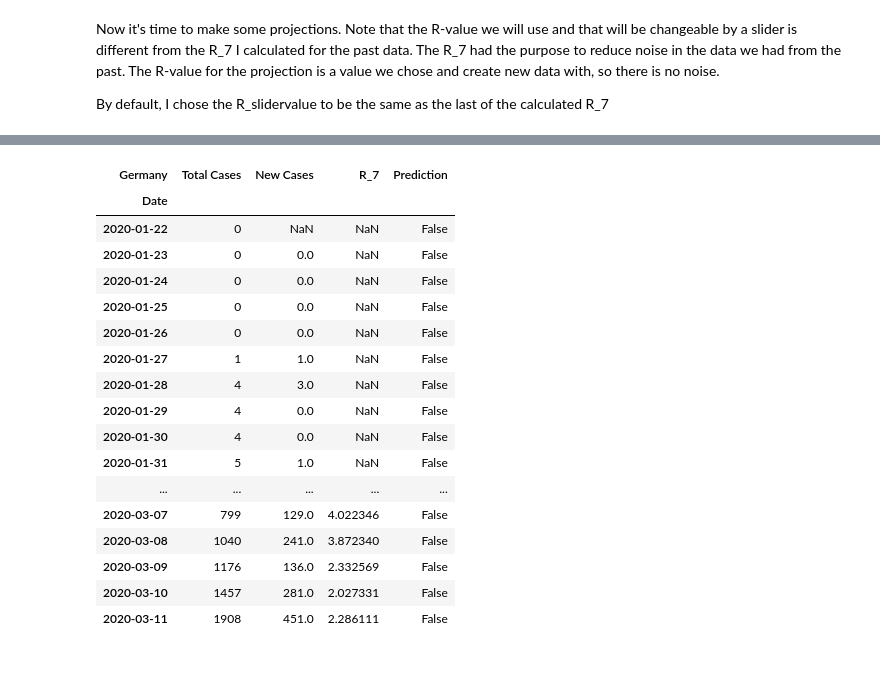
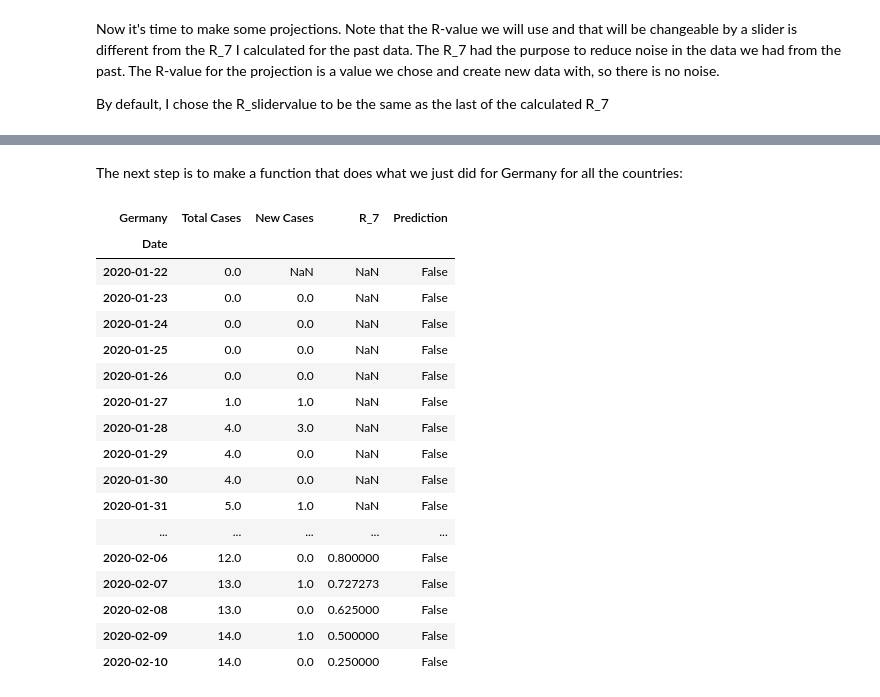
Before and after one commit to rechavar/pyCovid_TechLabsProj, a Jupyter notebook: TechLabs__finalProject.ipynb, the cells around one changed output, grey strips where cells are left out. Saved outputs shown, nothing was run; the diff lists cells and outputs as text; code cells hidden in the pictures; blank space fills up the shorter version.

```diff
--- a/TechLabs__finalProject.ipynb
+++ b/TechLabs__finalProject.ipynb
@@ -353,21 +324,55 @@ country_dataframes["Germany"]
-# %%
-country_dataframes["Germany"].head(50)
-# %% [output]
-| Germany | Total Cases | New Cases | R_7 | Prediction |
-| Date |  |  |  |  |
-| 2020-01-22 | 0 | NaN | NaN | False |
-| 2020-01-23 | 0 | 0.0 | NaN | False |
-| 2020-01-24 | 0 | 0.0 | NaN | False |
-| 2020-01-25 | 0 | 0.0 | NaN | False |
-| 2020-01-26 | 0 | 0.0 | NaN | False |
-| 2020-01-27 | 1 | 1.0 | NaN | False |
-| 2020-01-28 | 4 | 3.0 | NaN | False |
-| 2020-01-29 | 4 | 0.0 | NaN | False |
-| 2020-01-30 | 4 | 0.0 | NaN | False |
-| 2020-01-31 | 5 | 1.0 | NaN | False |
-| ... | ... | ... | ... | ... |
-| 2020-03-07 | 799 | 129.0 | 4.022346 | False |
-| 2020-03-08 | 1040 | 241.0 | 3.872340 | False |
-| 2020-03-09 | 1176 | 136.0 | 2.332569 | False |
-| 2020-03-10 | 1457 | 281.0 | 2.027331 | False |
-| 2020-03-11 | 1908 | 451.0 | 2.286111 | False |
+# %% [markdown]
+The next step is to make a function that does what we just did for Germany for all the countries:
+# %%
+from datetime import timedelta
+
+def create_projection(country):
+
+  country_prediction=(pd.DataFrame(index=pd.date_range(start=country_dataframes[country].index[-1], periods=14, freq='D'),
+                                   columns=["Total Cases", "New Cases", "R_7"]))
+  country_prediction.drop(country_prediction.index[0], inplace=True)
+  country_prediction.rename_axis(index='Date', columns=country,inplace=True)
+  country_prediction.index=pd.to_datetime(country_prediction.index)
+  country_dataframes[country]["Prediction"]=False
+  country_prediction["Prediction"]=True
+
+  country_combined=pd.concat([country_dataframes[country], country_prediction])
+
+  R_slidervalue_country=country_dataframes[country]["R_7"][-1]
+
+  for date in country_combined.index:
+    if country_combined.loc[date, 'Prediction']:
+      country_combined.loc[date, 'Total Cases']=R_slidervalue_country*(country_combined.shift(4).loc[date, 'Total Cases']-country_combined.shift(5).loc[date, 'Total Cases'])+country_combined.shift(1).loc[date, 'Total Cases']
+
+  country_combined['New Cases']=country_combined['Total Cases']-country_combined.shift(1)['Total Cases']
+  for date in country_combined.index:
+    try:
+      country_combined.loc[date, "R_7"]=(country_combined.loc[date, "Total Cases"]-country_combined.shift(7).loc[date, "Total Cases"])/(country_combined.shift(4).loc[date, "Total Cases"]-country_combined.shift(11).loc[date, "Total Cases"])
+    except ZeroDivisionError:
+      country_combined.loc[date, 'R_7']=None
+  country_combined["Total Cases"]=country_combined["Total Cases"].astype('float64')
+  country_combined["New Cases"]=country_combined["New Cases"].astype('float64')
+  country_combined["R_7"]=country_combined["R_7"].astype('float64')
+  return (country_combined)
+projection_dataframes = {country: create_projection(country) for country in data_confirmed.columns}
+
+projection_dataframes["Germany"].head(20)
+# %% [output]
+| Germany | Total Cases | New Cases | R_7 | Prediction |
+| Date |  |  |  |  |
+| 2020-01-22 | 0.0 | NaN | NaN | False |
+| 2020-01-23 | 0.0 | 0.0 | NaN | False |
+| 2020-01-24 | 0.0 | 0.0 | NaN | False |
+| 2020-01-25 | 0.0 | 0.0 | NaN | False |
+| 2020-01-26 | 0.0 | 0.0 | NaN | False |
+| 2020-01-27 | 1.0 | 1.0 | NaN | False |
+| 2020-01-28 | 4.0 | 3.0 | NaN | False |
+| 2020-01-29 | 4.0 | 0.0 | NaN | False |
+| 2020-01-30 | 4.0 | 0.0 | NaN | False |
+| 2020-01-31 | 5.0 | 1.0 | NaN | False |
+| ... | ... | ... | ... | ... |
+| 2020-02-06 | 12.0 | 0.0 | 0.800000 | False |
+| 2020-02-07 | 13.0 | 1.0 | 0.727273 | False |
+| 2020-02-08 | 13.0 | 0.0 | 0.625000 | False |
+| 2020-02-09 | 14.0 | 1.0 | 0.500000 | False |
+| 2020-02-10 | 14.0 | 0.0 | 0.250000 | False |
```
Also changed, not shown: parts of 14 cells of this notebook.
